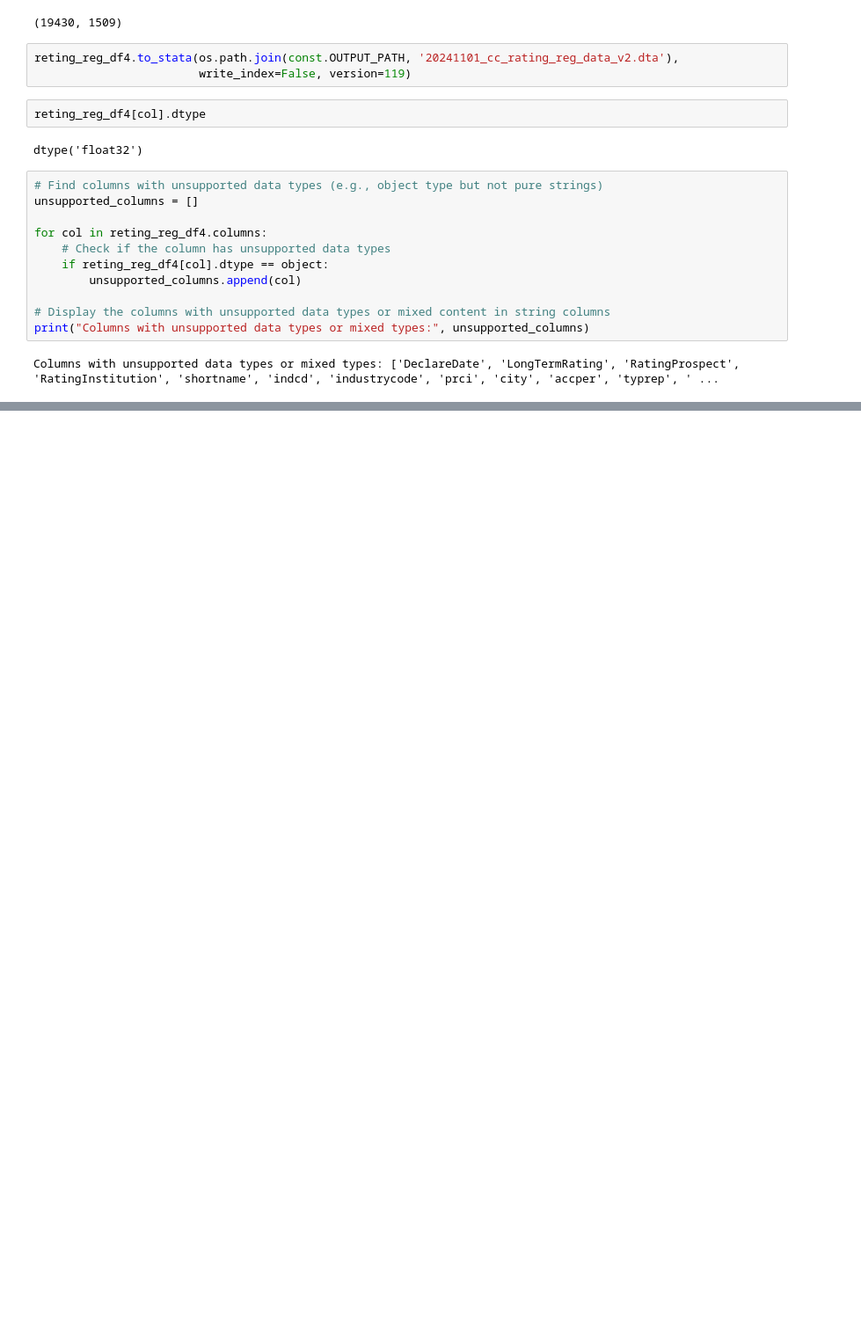
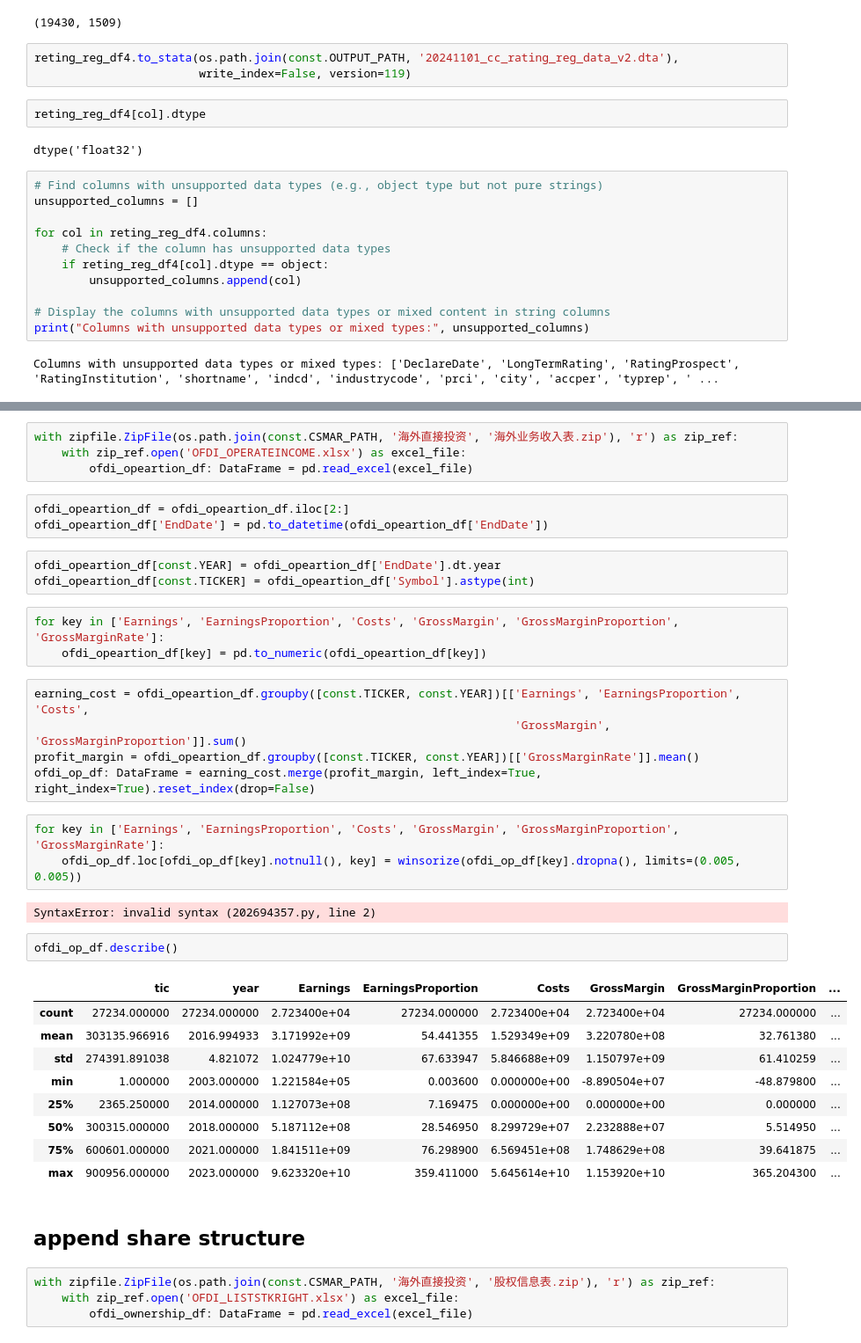
Before and after one commit to wangyouan/CapitalControl, a Jupyter notebook: Notebook/AppendFinanceCost.ipynb, the cells around one changed output, grey strips where cells are left out. Shown at 88% size. Saved outputs shown, nothing was run; the diff lists cells and outputs as text; blank space fills up the shorter version.

Commit message:
generate some foreign related data

```diff
--- a/Notebook/AppendFinanceCost.ipynb
+++ b/Notebook/AppendFinanceCost.ipynb
@@ -774,0 +774,41 @@ unsupported_columns
+# %%
+with zipfile.ZipFile(os.path.join(const.CSMAR_PATH, '海外直接投资', '海外业务收入表.zip'), 'r') as zip_ref:
+    with zip_ref.open('OFDI_OPERATEINCOME.xlsx') as excel_file:
+        ofdi_opeartion_df: DataFrame = pd.read_excel(excel_file)
+# %%
+ofdi_opeartion_df = ofdi_opeartion_df.iloc[2:]
+ofdi_opeartion_df['EndDate'] = pd.to_datetime(ofdi_opeartion_df['EndDate'])
+# %%
+ofdi_opeartion_df[const.YEAR] = ofdi_opeartion_df['EndDate'].dt.year
+ofdi_opeartion_df[const.TICKER] = ofdi_opeartion_df['Symbol'].astype(int)
+# %%
+for key in ['Earnings', 'EarningsProportion', 'Costs', 'GrossMargin', 'GrossMarginProportion', 'GrossMarginRate']:
+    ofdi_opeartion_df[key] = pd.to_numeric(ofdi_opeartion_df[key])
+# %%
+earning_cost = ofdi_opeartion_df.groupby([const.TICKER, const.YEAR])[['Earnings', 'EarningsProportion', 'Costs',
+                                                                      'GrossMargin', 'GrossMarginProportion']].sum()
+profit_margin = ofdi_opeartion_df.groupby([const.TICKER, const.YEAR])[['GrossMarginRate']].mean()
+ofdi_op_df: DataFrame = earning_cost.merge(profit_margin, left_index=True, right_index=True).reset_index(drop=False)
+# %%
+for key in ['Earnings', 'EarningsProportion', 'Costs', 'GrossMargin', 'GrossMarginProportion', 'GrossMarginRate']:
+    ofdi_op_df.loc[ofdi_op_df[key].notnull(), key] = winsorize(ofdi_op_df[key].dropna(), limits=(0.005, 0.005))
+# %% [output]
+SyntaxError: invalid syntax (202694357.py, line 2)
+# %%
+ofdi_op_df.describe()
+# %% [output]
+|  | tic | year | Earnings | EarningsProportion | Costs | GrossMargin | GrossMarginProportion | ... |
+| count | 27234.000000 | 27234.000000 | 2.723400e+04 | 27234.000000 | 2.723400e+04 | 2.723400e+04 | 27234.000000 | ... |
+| mean | 303135.966916 | 2016.994933 | 3.171992e+09 | 54.441355 | 1.529349e+09 | 3.220780e+08 | 32.761380 | ... |
+| std | 274391.891038 | 4.821072 | 1.024779e+10 | 67.633947 | 5.846688e+09 | 1.150797e+09 | 61.410259 | ... |
+| min | 1.000000 | 2003.000000 | 1.221584e+05 | 0.003600 | 0.000000e+00 | -8.890504e+07 | -48.879800 | ... |
+| 25% | 2365.250000 | 2014.000000 | 1.127073e+08 | 7.169475 | 0.000000e+00 | 0.000000e+00 | 0.000000 | ... |
+| 50% | 300315.000000 | 2018.000000 | 5.187112e+08 | 28.546950 | 8.299729e+07 | 2.232888e+07 | 5.514950 | ... |
+| 75% | 600601.000000 | 2021.000000 | 1.841511e+09 | 76.298900 | 6.569451e+08 | 1.748629e+08 | 39.641875 | ... |
+| max | 900956.000000 | 2023.000000 | 9.623320e+10 | 359.411000 | 5.645614e+10 | 1.153920e+10 | 365.204300 | ... |
+# %% [markdown]
+## append share structure
+# %%
+with zipfile.ZipFile(os.path.join(const.CSMAR_PATH, '海外直接投资', '股权信息表.zip'), 'r') as zip_ref:
+    with zip_ref.open('OFDI_LISTSTKRIGHT.xlsx') as excel_file:
+        ofdi_ownership_df: DataFrame = pd.read_excel(excel_file)
```
Also changed, not shown: parts of 6 cells of this notebook.
